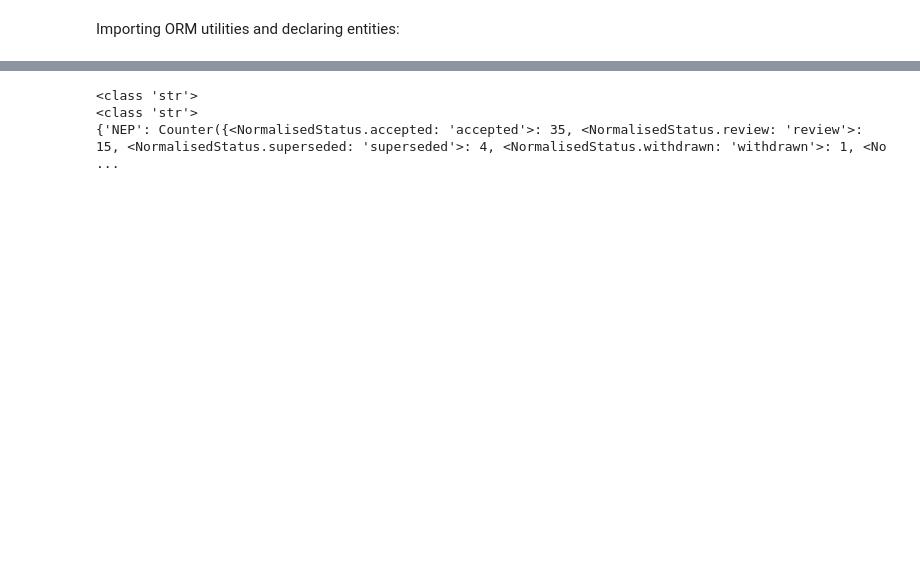
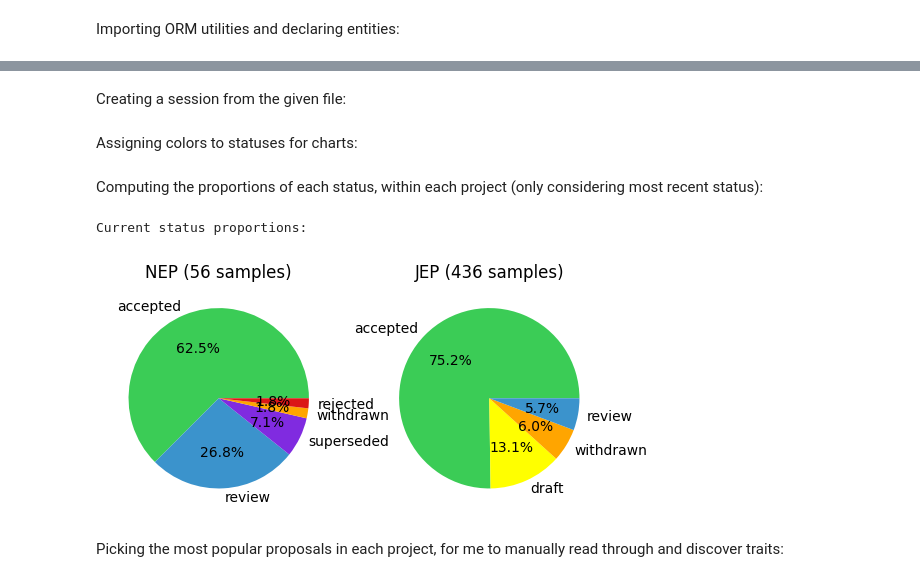
Before and after one commit to StijnRis/cse3000-sep, a Jupyter notebook: rq4-nep-jep/analysis.ipynb, the cells around one changed output, grey strips where cells are left out. Drawn from its saved outputs; the diff is of its cells as text; code cells hidden in the pictures; blank space fills up the shorter version.

Commit message:
acceptance proportions + popular seps to read

```diff
--- a/rq4-nep-jep/analysis.ipynb
+++ b/rq4-nep-jep/analysis.ipynb
@@ -91,3 +111,5 @@ db_file = 'data/stuff.db'
+# %% [markdown]
+Creating a session from the given file:
 # %%
 from sqlalchemy import create_engine
 from sqlalchemy.orm import Session
@@ -95,32 +117,53 @@ from sqlalchemy.orm import Session
 eng = create_engine(f'sqlite:///{db_file}')
 Base.metadata.create_all(eng)
 session = Session(eng)
+# %% [markdown]
+Assigning colors to statuses for charts:
 # %%
 from sqlalchemy import select
 from matplotlib import pyplot as plt
+from typing import Dict
+
+status_color: Dict[NormalisedStatus, str] = {
+  NormalisedStatus.accepted: '#3bcc56',
+  NormalisedStatus.rejected: '#db1717',
+  NormalisedStatus.draft: 'yellow',
+  NormalisedStatus.review: '#3b93cc',
+  NormalisedStatus.withdrawn: 'orange',
+  NormalisedStatus.superseded: '#802be0',
+  NormalisedStatus.unknown: 'gray'
+}
+# %% [markdown]
+Computing the proportions of each status, within each project (only considering most recent status):
 # %%
 from collections import Counter
 
-status_stats = dict()
-for project in session.scalars(select(Project)):
+# status_stats = dict()
+projects = list(session.scalars(select(Project)))
+
+print('Current status proportions:')
+for i, project in enumerate(projects):
   status_counts = Counter()
   for prop_id in session.scalars(select(Proposal.proposal_id).where(Proposal.project_id.is_(project.project_id))):
     latest_status = session.scalar(select(ProposalStatus.normalised_status)
       .where(ProposalStatus.project_id.is_(project.project_id))
       .where(ProposalStatus.proposal_id.is_(prop_id))
       .order_by(ProposalStatus.status_index.desc())
       .limit(1))
     status_counts[latest_status] += 1
-  prop_accepted = [prop_id for prop_id in prop_ids
-    if session.scalar(select(ProposalStatus)
-      .where(and_(
-        ProposalStatus.project_id.is_(project.project_id),
-        ProposalStatus.proposal_id.is_(prop_id),
-        ProposalStatus.normalised_status.is_('accepted'))))]
-  print(type(project.enhancement_proposal_name))
-  status_stats[project.enhancement_proposal_name] = status_counts
-print(status_stats)
+  # status_stats[project.enhancement_proposal_name] = status_counts
+  status_counts_ord = status_counts.most_common()
+
+  plt.subplot(1, len(projects), i+1)
+  plt.title(f'{project.enhancement_proposal_name} ({status_counts.total()} samples)')
+  plt.pie([s[1] for s in status_counts_ord],
+    labels=[s[0].value for s in status_counts_ord],
+    colors=[status_color[s[0]] for s in status_counts_ord],
+    autopct='%1.1f%%')
+
+plt.show()
 # %% [output]
-<class 'str'>
-<class 'str'>
-{'NEP': Counter({<NormalisedStatus.accepted: 'accepted'>: 35, <NormalisedStatus.review: 'review'>: 15, <NormalisedStatus.superseded: 'superseded'>: 4, <NormalisedStatus.withdrawn: 'withdrawn'>: 1, <No ...
+Current status proportions:
+[figure, added]
+# %% [markdown]
+Picking the most popular proposals in each project, for me to manually read through and discover traits:
```
Also changed, not shown: parts of 4 cells of this notebook, 4 other files.
